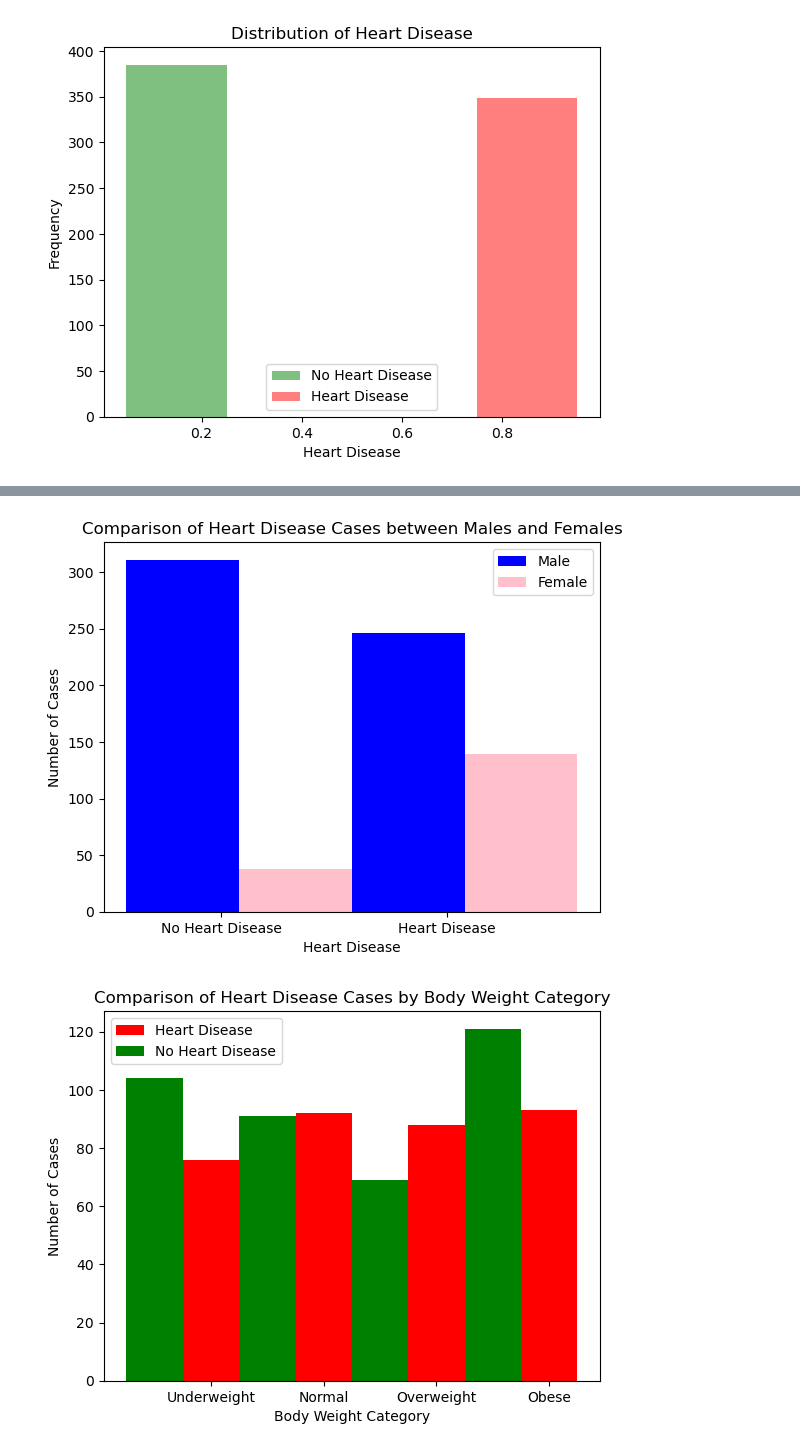
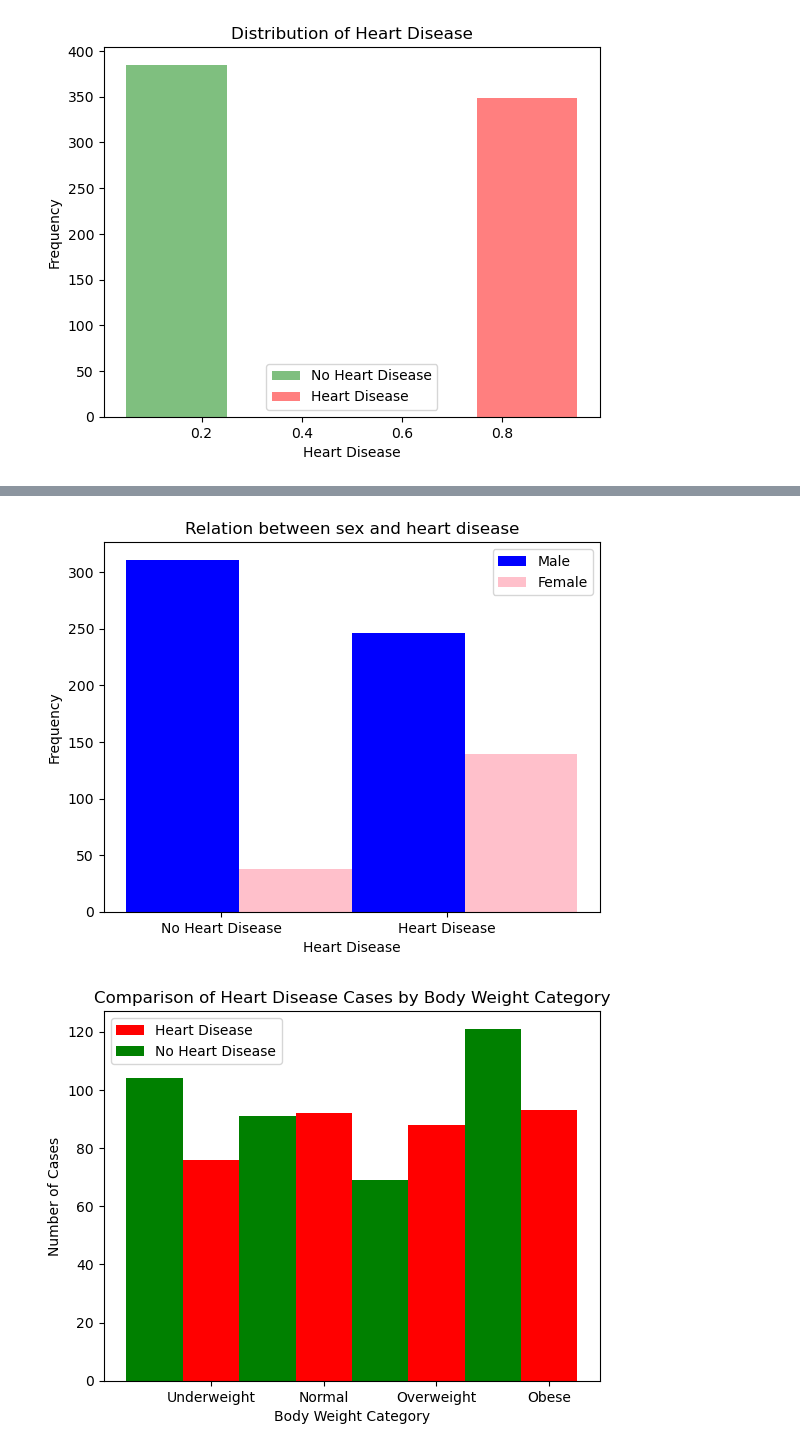
Before and after one commit to TJ-Abbing/Data-Science, a Jupyter notebook: OP-2/assignments/final/Final-assignment.ipynb, the cells around one changed output, grey strips where cells are left out. Cells and saved outputs as stored; diff of their text form; code cells hidden in the pictures.

```diff
--- a/OP-2/assignments/final/Final-assignment.ipynb
+++ b/OP-2/assignments/final/Final-assignment.ipynb
@@ -297,35 +289,33 @@ female_no_heart_disease = df[(df['HeartDisease'] == 0) & (df['Sex'] == 'F')]
 
 # Set the number of categories and the width of each bar.
 categories = ['No Heart Disease', 'Heart Disease']
 bar_width = 0.5
 
 # Set the x-axis positions for the bars.
 male_positions = [0, 1]
 female_positions = [x + bar_width for x in male_positions]
 
 # Set the heights of the bars.
 male_heights = [len(male_heart_disease), len(male_no_heart_disease)]
 female_heights = [len(female_heart_disease), len(female_no_heart_disease)]
 
 # Create the bar plot.
 plt.bar(male_positions, male_heights, bar_width, label='Male', color='blue')
 plt.bar(female_positions, female_heights, bar_width, label='Female', color='pink')
 
 # Add labels and title to the plot.
-plt.xlabel('Heart Disease')
-plt.ylabel('Number of Cases')
-plt.title('Comparison of Heart Disease Cases between Males and Females')
+plt.gca().set(xlabel='Heart Disease', ylabel='Frequency', title='Relation between sex and heart disease')
 
 # Add x-axis tick labels.
 plt.xticks([0.17, 1.17], categories)
 
 # Add legend to the plot.
 plt.legend()
 
 # Show the plot.
 plt.show()
 
 # There seems to be a very strong relation between sex and heart disease.
 # %% [output]
-[figure, old version]
+[figure, new version]
 # %%
```
Also changed, not shown: parts of 5 cells of this notebook.
